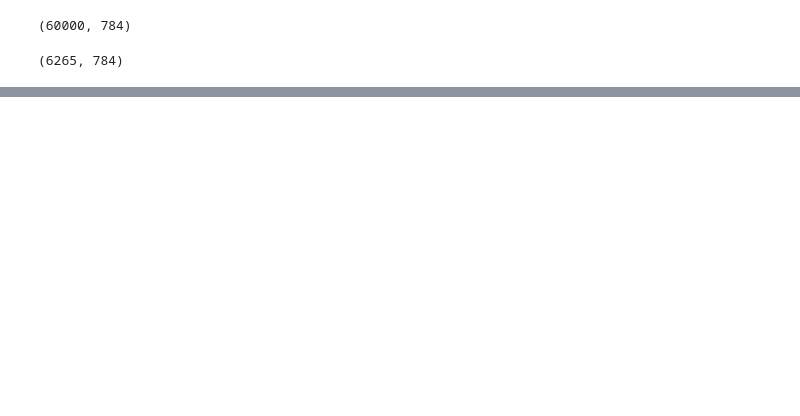
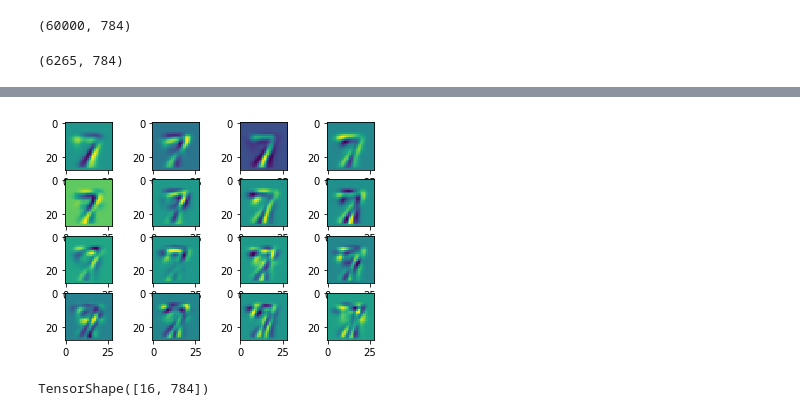
Before and after one commit to karasjoh000/GuassianProcesses, a Jupyter notebook: h4.ipynb, the cells around one changed output, grey strips where cells are left out. Cells and saved outputs as stored; diff of their text form; code cells hidden in the pictures; blank space fills up the shorter version.

```diff
--- a/h4.ipynb
+++ b/h4.ipynb
@@ -34,0 +52,16 @@ sevens.shape
+# %%
+fig, axs = plt.subplots(4,4)
+for i in range(0, 16):
+    axs[i // 4, i % 4].imshow(v16[:,i].numpy().reshape((28,28)))
+#fig.savefig("./figures/v16.pdf")
+# %% [output]
+[figure, added]
+# %%
+e16 = e[0:16]
+e_diag = tf.linalg.diag(e16)
+cov = tf.matmul(v16, tf.matmul(e_diag, v16, transpose_b=True))
+mvn = tfp.distributions.MultivariateNormalTriL(loc=mu7, scale_tril=np.linalg.cholesky(cov.numpy()+ np.identity(784) * 1e-6))
+sample = mvn.sample([16])
+sample.shape
+# %% [output]
+TensorShape([16, 784])
```
Also changed, not shown: parts of 5 cells of this notebook, 4 other files.
